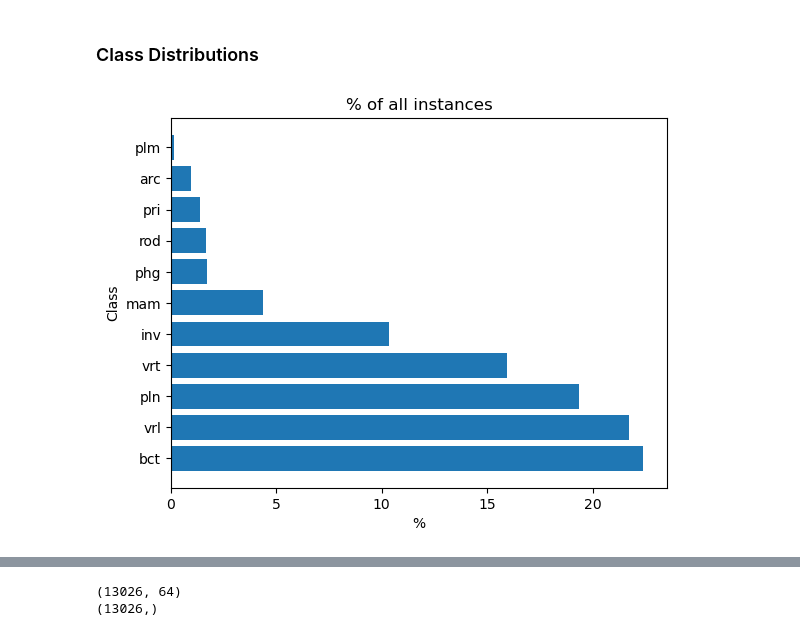
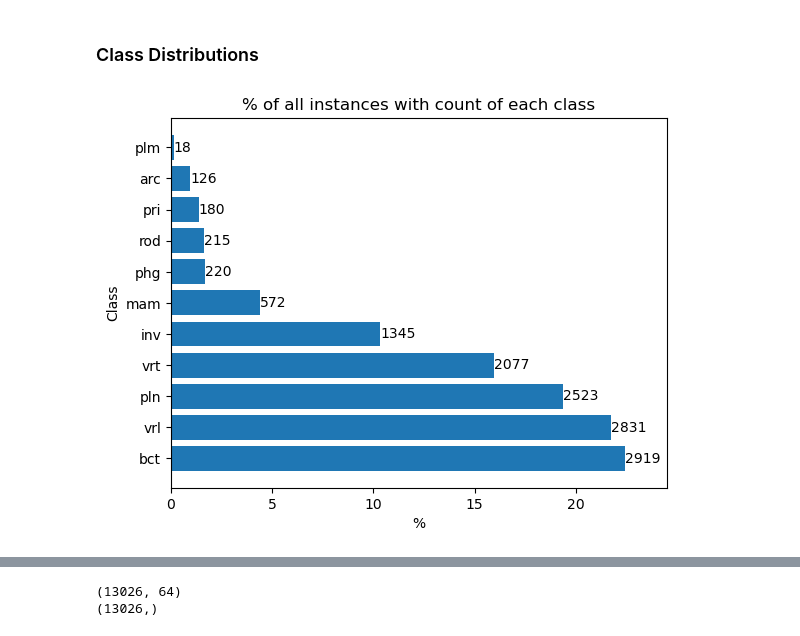
Before and after one commit to Philipp-Tanrek/ML-PR-Project, a Jupyter notebook: Codon_ML.ipynb, the cells around one changed output, grey strips where cells are left out. Cells and saved outputs as stored; diff of their text form; code cells hidden in the pictures.

```diff
--- a/Codon_ML.ipynb
+++ b/Codon_ML.ipynb
@@ -117,0 +131,5 @@ plt.show()
+# %%
+columns_to_scale = df.columns[1:]
+scaler = MinMaxScaler()
+df[columns_to_scale] = scaler.fit_transform(df[columns_to_scale])
+df
@@ -118,11 +198,20 @@ plt.show()
 # %% [markdown]
 ### Class Distributions
 # %%
-temp = df["Kingdom"].value_counts()/len(df["Kingdom"])*100
-plt.barh(temp.index, temp.values)
-plt.title('% of all instances')
+temp = df["Kingdom"].value_counts()
+percentages = temp / len(df["Kingdom"]) * 100
+
+plt.barh(temp.index, percentages.values)
+plt.title('% of all instances with count of each class')
 plt.xlabel('%')
 plt.ylabel('Class')
+plt.xlim(0, 24.5)
+
+# Add text annotations at the end of the bars
+for index, value in enumerate(percentages.values):
+    count = temp.values[index]
+    plt.text(value, index, f'{count}', va='center', ha='left')
+
 plt.show()
 # %% [output]
-[figure, old version]
+[figure, new version]
```
Also changed, not shown: parts of 38 cells of this notebook.
